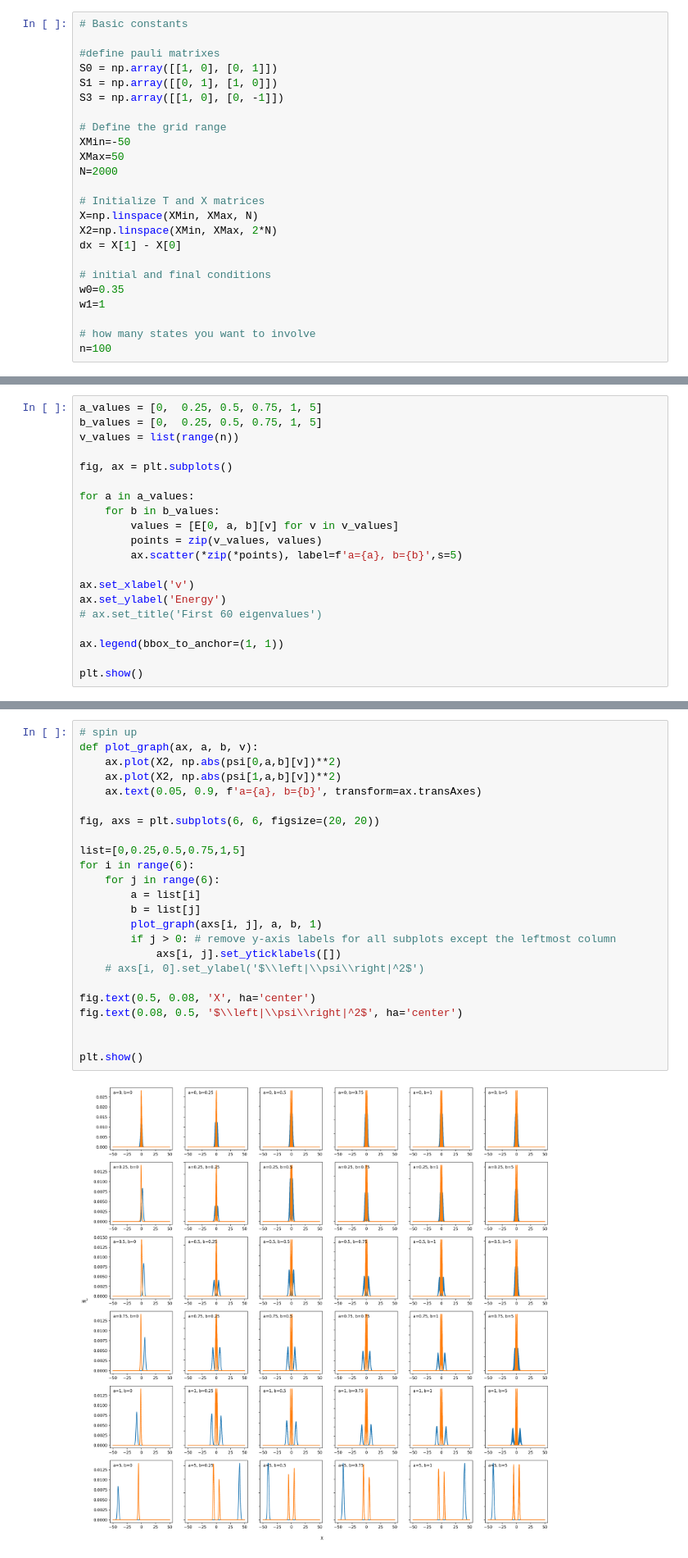
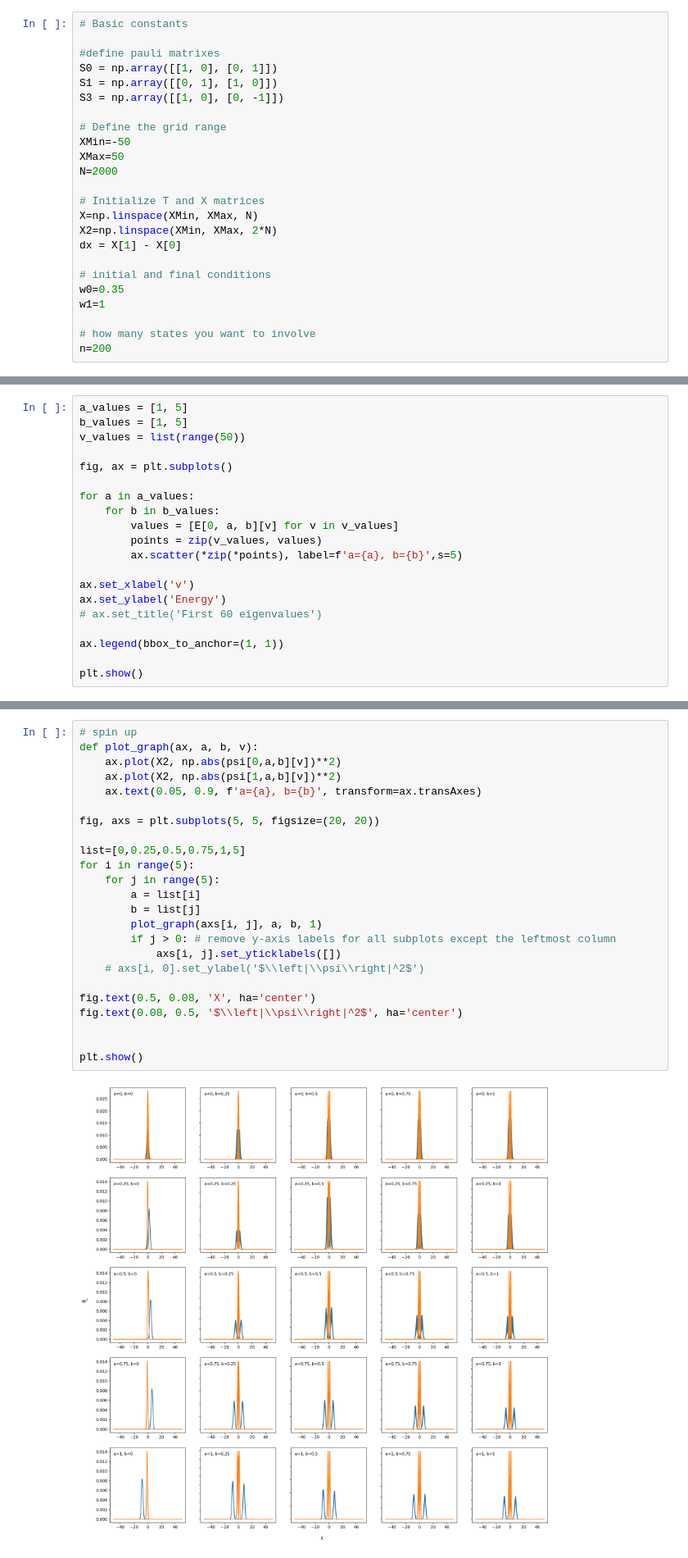
Before and after one commit to Shenlong-Yu/Divergence-in-the-Variance-of-Jarzynski-Estimator, a Jupyter notebook: Rabi/Eigen calculation_Rabi.ipynb, the cells around one changed output, grey strips where cells are left out. Shown at 82% size. Drawn from its saved outputs; the diff is of its cells as text.

```diff
--- a/Rabi/Eigen calculation_Rabi.ipynb
+++ b/Rabi/Eigen calculation_Rabi.ipynb
@@ -33,7 +33,7 @@ w0=0.35
 w1=1
 
 # how many states you want to involve
-n=100
+n=200
 # %% [markdown]
 ### Eigen matters
 # %% [markdown]
@@ -113,9 +113,9 @@ w: [0, 1]
 a: [0, 0.25, 0.5, 0.75, 1, 5]
 b: [0, 0.25, 0.5, 0.75, 1, 5]
 # %%
-a_values = [0,  0.25, 0.5, 0.75, 1, 5]
-b_values = [0,  0.25, 0.5, 0.75, 1, 5]
-v_values = list(range(n))
+a_values = [1, 5]
+b_values = [1, 5]
+v_values = list(range(50))
 
 fig, ax = plt.subplots()
 
@@ -163,26 +163,26 @@ plt.show()
 # %%
 # spin up
 def plot_graph(ax, a, b, v):
     ax.plot(X2, np.abs(psi[0,a,b][v])**2)
     ax.plot(X2, np.abs(psi[1,a,b][v])**2)
     ax.text(0.05, 0.9, f'a={a}, b={b}', transform=ax.transAxes)
 
-fig, axs = plt.subplots(6, 6, figsize=(20, 20))
+fig, axs = plt.subplots(5, 5, figsize=(20, 20))
 
 list=[0,0.25,0.5,0.75,1,5]
-for i in range(6):
-    for j in range(6):
+for i in range(5):
+    for j in range(5):
         a = list[i]
         b = list[j]
         plot_graph(axs[i, j], a, b, 1)
         if j > 0: # remove y-axis labels for all subplots except the leftmost column
             axs[i, j].set_yticklabels([])
     # axs[i, 0].set_ylabel('$\\left|\\psi\\right|^2$')
 
 fig.text(0.5, 0.08, 'X', ha='center')
 fig.text(0.08, 0.5, '$\\left|\\psi\\right|^2$', ha='center')
 
 
 plt.show()
 # %% [output]
-[figure, old version]
+[figure, new version]
```
Also changed, not shown: parts of 1 cell of this notebook, 5 other files.
